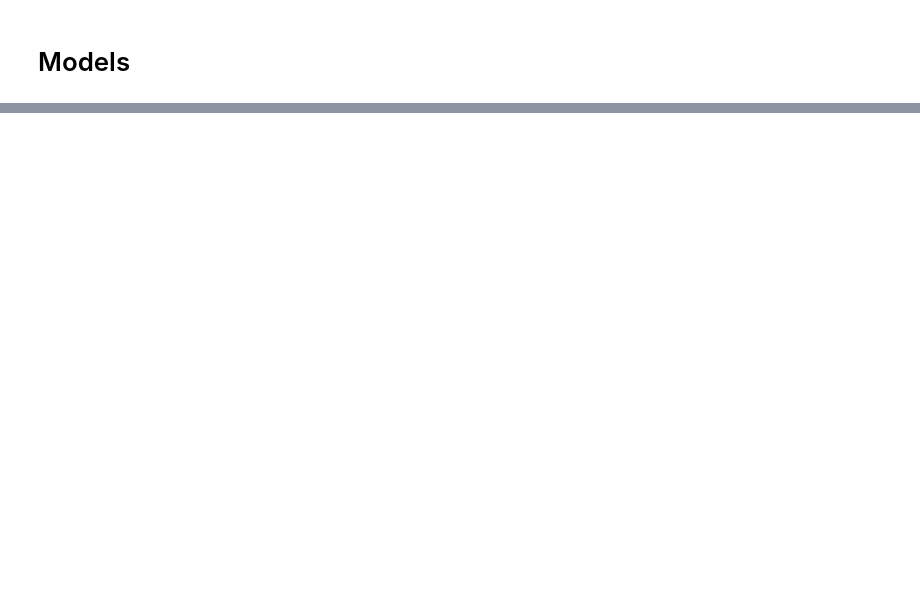
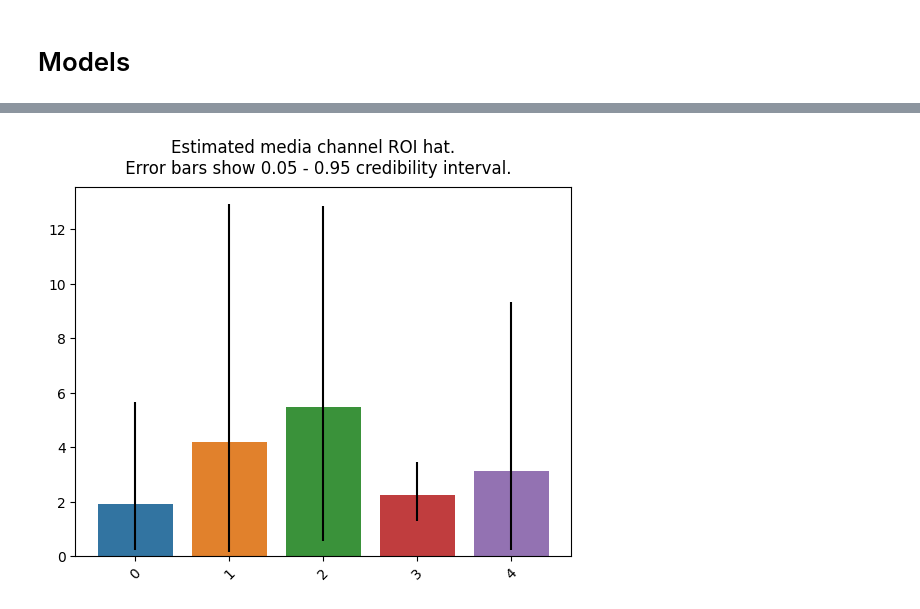
Before and after one commit to miguel-conde/tst_lightweight, a Jupyter notebook: PYTHON/notebooks/tune_priors.ipynb, the cells around one changed output, grey strips where cells are left out. Drawn from its saved outputs; the diff is of its cells as text; code cells hidden in the pictures; blank space fills up the shorter version.

```diff
--- a/PYTHON/notebooks/tune_priors.ipynb
+++ b/PYTHON/notebooks/tune_priors.ipynb
@@ -343,0 +367,5 @@ mmm.fit(media          = media_data_train,
+# %%
+
+plot.plot_bars_media_metrics(metric=roi_hat, metric_name="ROI hat")
+# %% [output]
+[figure, added]
```
Also changed, not shown: parts of 18 cells of this notebook, 1 other file.
